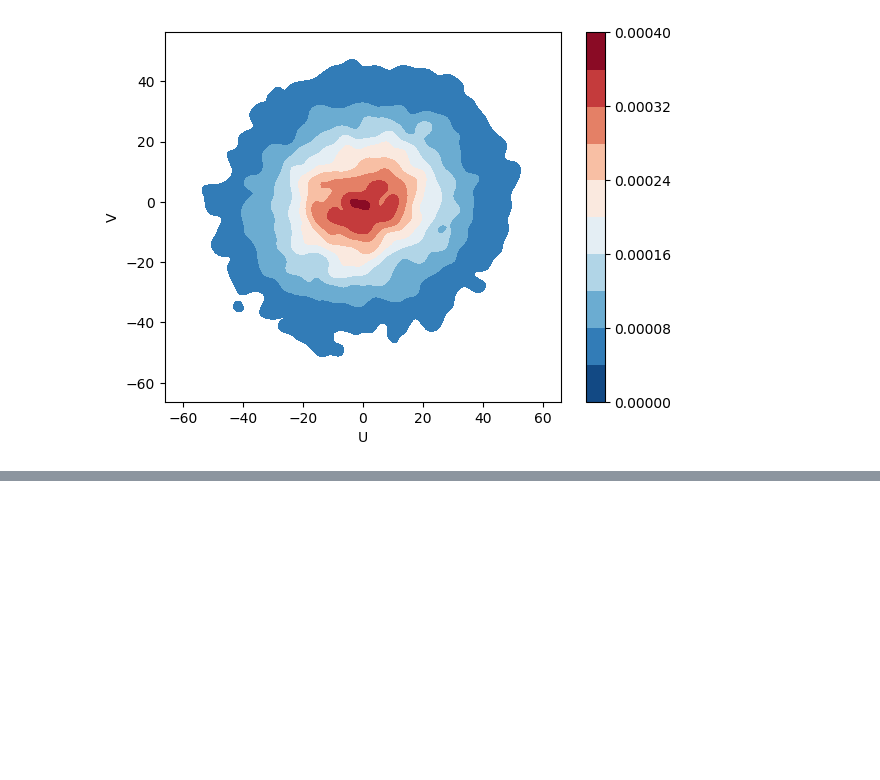
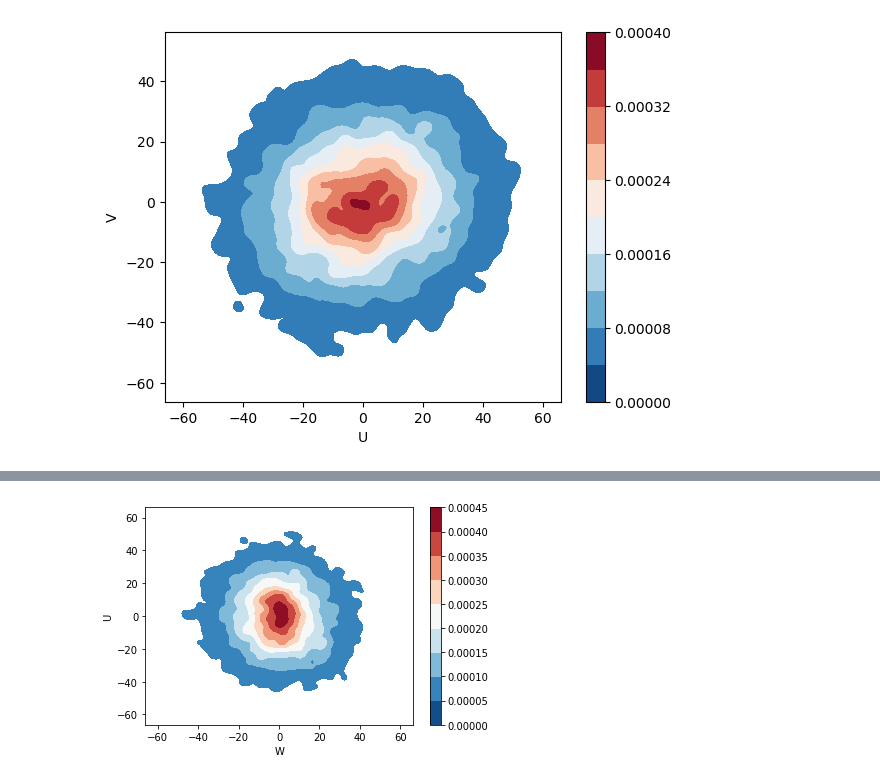
Before and after one commit to erumelhart/astr499research, a Jupyter notebook: gaia_data_search_part2.ipynb, the cells around one changed output, grey strips where cells are left out. Saved outputs shown, nothing was run; the diff lists cells and outputs as text; code cells hidden in the pictures; blank space fills up the shorter version.

```diff
--- a/gaia_data_search_part2.ipynb
+++ b/gaia_data_search_part2.ipynb
@@ -158,0 +169,8 @@ plt.show()
+# %%
+#Kernel density estimate plot of W vs U
+
+sns.kdeplot(wshort, ushort, legend=True, shade=True, gridsize=200, kernel='gau', cbar=True,
+            bw=2.1, cmap="RdBu_r", shade_lowest=False)
+plt.show()
+# %% [output]
+[figure, added]
```
Also changed, not shown: parts of 7 cells of this notebook.
